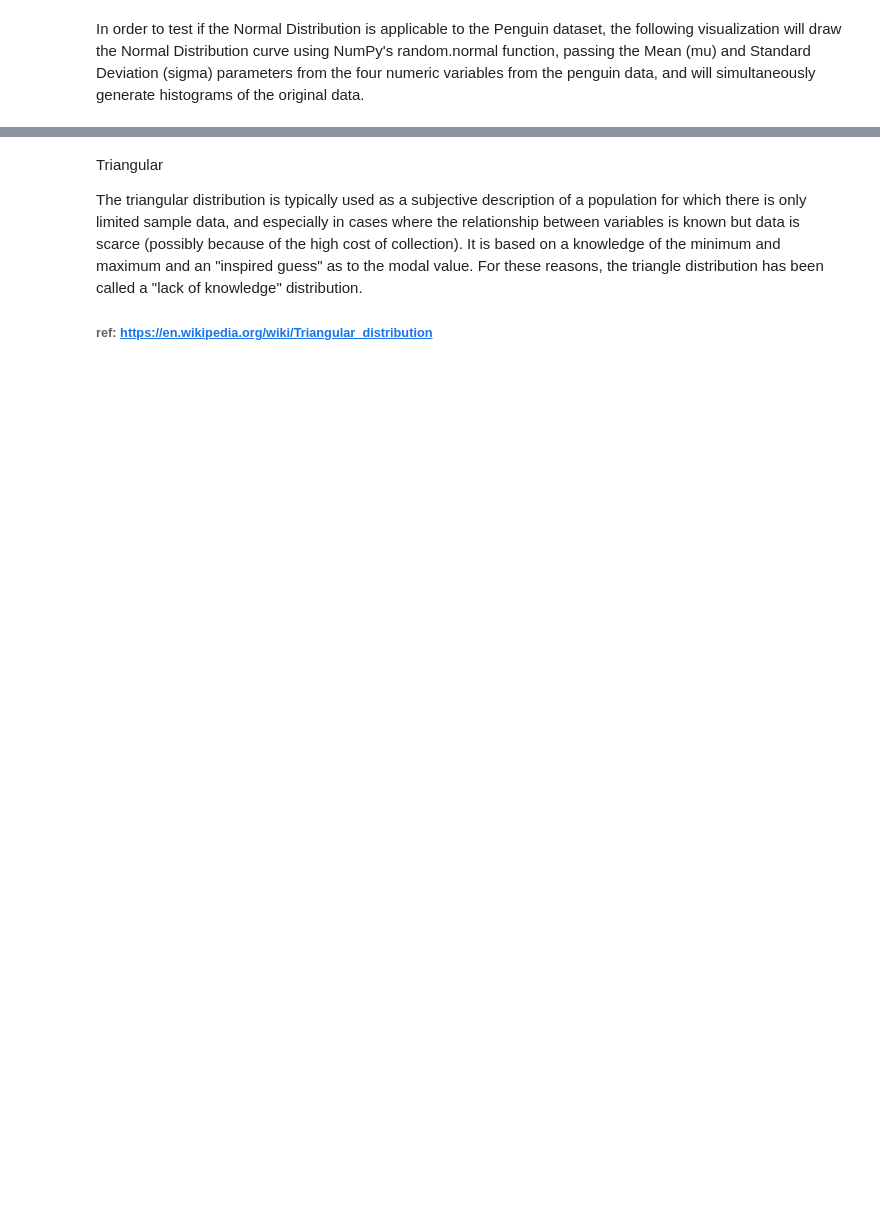
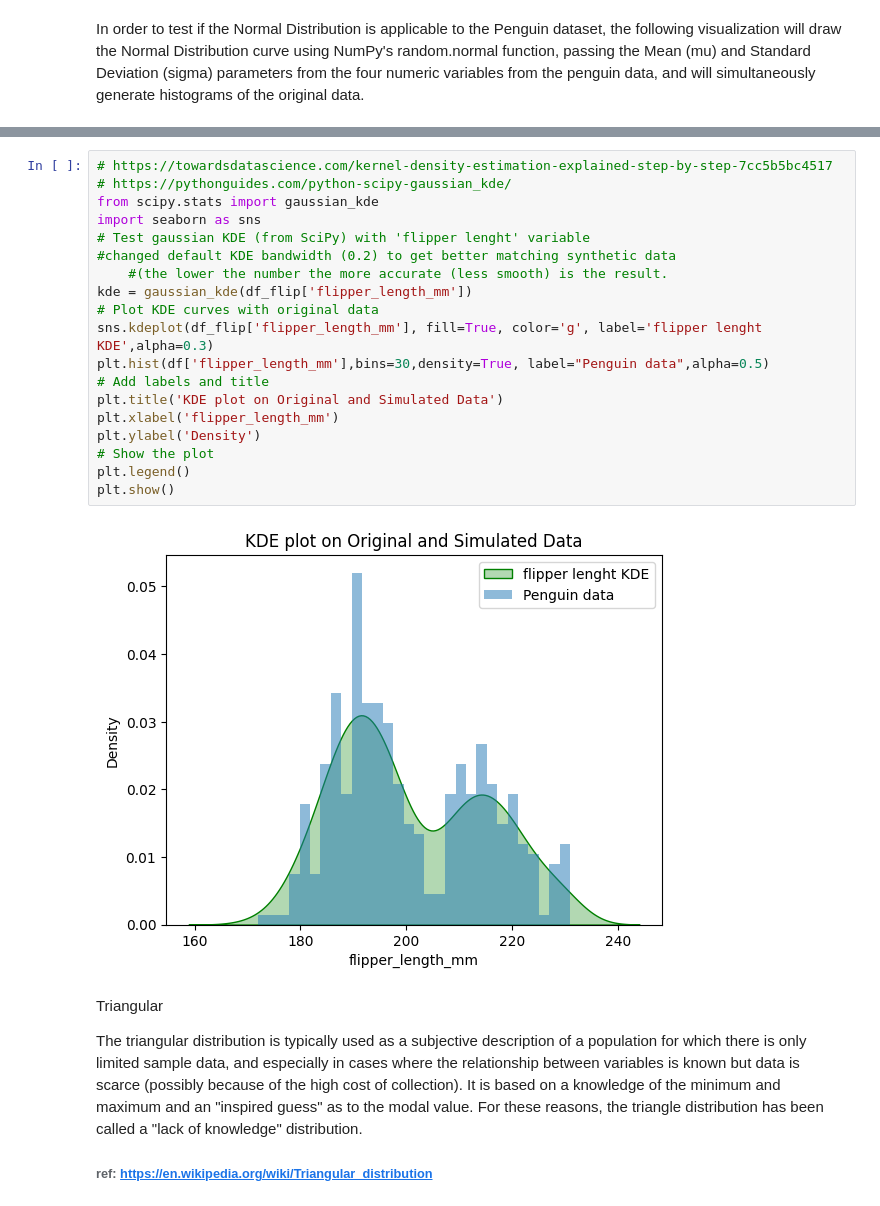
Before and after one commit to noyo0/Fundamentals_DataAnalysis, a Jupyter notebook: tasks.ipynb, the cells around one changed output, grey strips where cells are left out. Saved outputs shown, nothing was run; the diff lists cells and outputs as text; blank space fills up the shorter version.

```diff
--- a/tasks.ipynb
+++ b/tasks.ipynb
@@ -594,3 +623,24 @@ Based on the results, Normal distribution could be adequate to model the continu
+# %%
+# https://towardsdatascience.com/kernel-density-estimation-explained-step-by-step-7cc5b5bc4517
+# https://pythonguides.com/python-scipy-gaussian_kde/
+from scipy.stats import gaussian_kde
+import seaborn as sns
+# Test gaussian KDE (from SciPy) with 'flipper lenght' variable
+#changed default KDE bandwidth (0.2) to get better matching synthetic data
+    #(the lower the number the more accurate (less smooth) is the result.
+kde = gaussian_kde(df_flip['flipper_length_mm'])
+# Plot KDE curves with original data
+sns.kdeplot(df_flip['flipper_length_mm'], fill=True, color='g', label='flipper lenght KDE',alpha=0.3)
+plt.hist(df['flipper_length_mm'],bins=30,density=True, label="Penguin data",alpha=0.5)
+# Add labels and title
+plt.title('KDE plot on Original and Simulated Data')
+plt.xlabel('flipper_length_mm')
+plt.ylabel('Density')
+# Show the plot
+plt.legend()
+plt.show()
+# %% [output]
+[figure, added]
 # %% [markdown]
 Triangular
 
```
Also changed, not shown: parts of 12 cells of this notebook.
